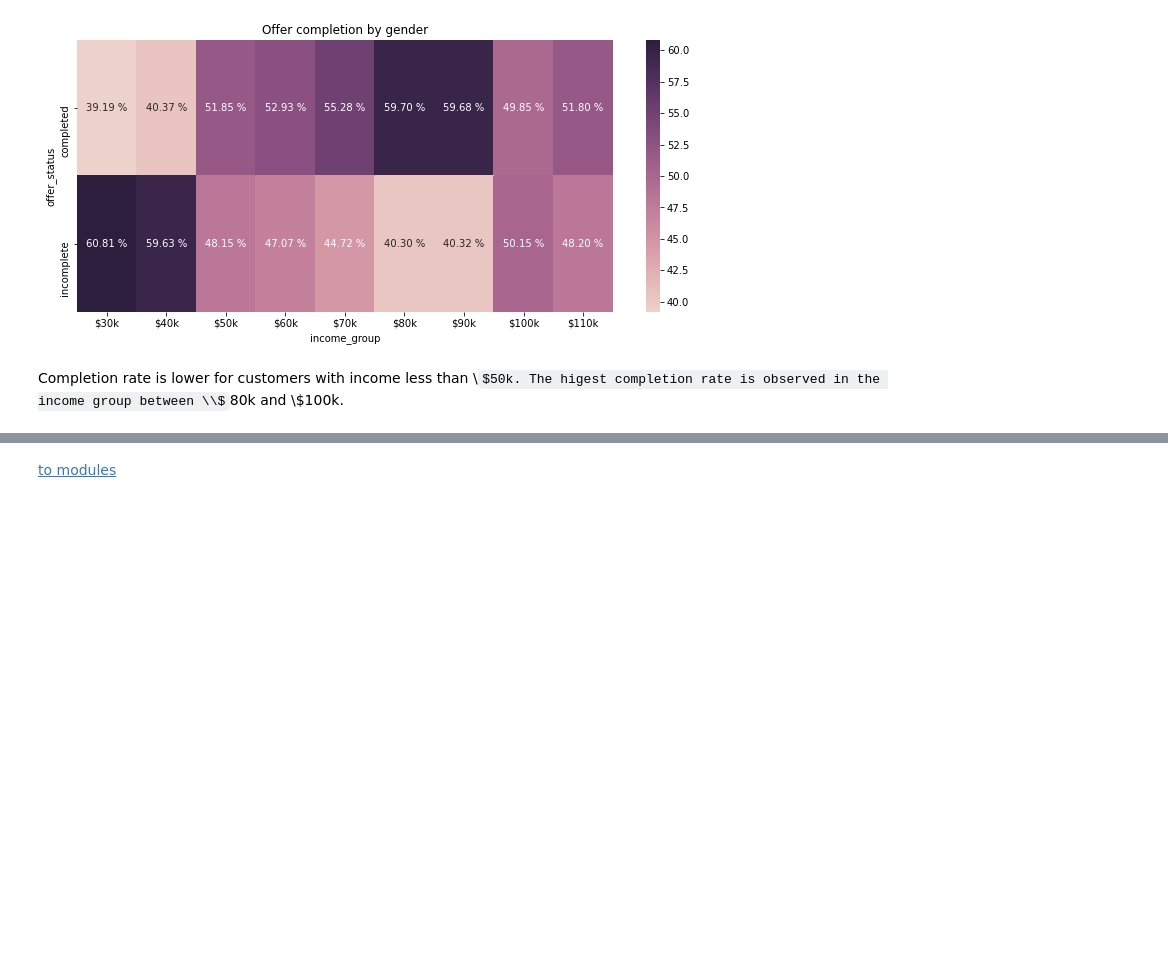
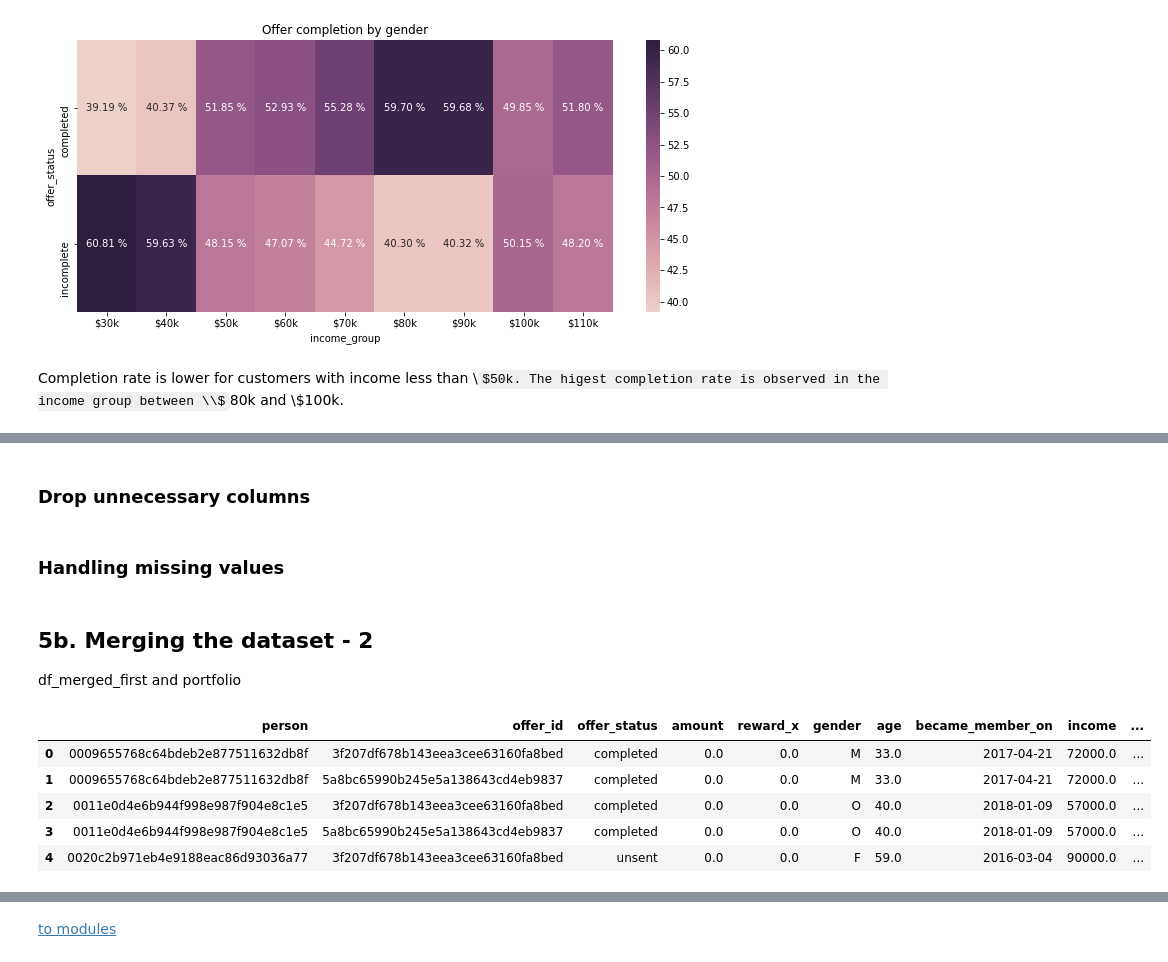
Before and after one commit to jasonsuk/ds-starbucks, a Jupyter notebook: Starbucks_Capstone_notebook.ipynb, the cells around one changed output, grey strips where cells are left out. Saved outputs shown, nothing was run; the diff lists cells and outputs as text; code cells hidden in the pictures; some formulas as TeX source; blank space fills up the shorter version.

```diff
--- a/Starbucks_Capstone_notebook.ipynb
+++ b/Starbucks_Capstone_notebook.ipynb
@@ -1389,0 +1449,3 @@ Completion rate is lower for customers with income less than \\$50k. The higest
+# %%
+df_merged_first = pd.merge(transcript_labeled, profile_cleaned, left_on='person', right_on='id', how='left')
+df_merged_first.head()
@@ -1389,0 +1492,13 @@ Completion rate is lower for customers with income less than \\$50k. The higest
+# %% [markdown]
+### Drop unnecessary columns
+# %%
+drop_cols = ['id', 'offer received', 'offer viewed', 'offer completed']
+df_merged_first.drop(columns=drop_cols, inplace=True)
+# %% [markdown]
+### Handling missing values
+# %%
+# Fill amount, reward columns with 0
+df_merged_first[['amount', 'reward']] = df_merged_first[['amount', 'reward']].apply(lambda x: x.fillna(0))
+# %%
+# Drop entries with no gender, age and income values
+df_merged_first.dropna(inplace=True)
@@ -1389,0 +1508,13 @@ Completion rate is lower for customers with income less than \\$50k. The higest
+# %% [markdown]
+## 5b. Merging the dataset - 2
+df_merged_first and portfolio
+# %%
+df_merged = pd.merge(df_merged_first, portfolio_cleaned, left_on='offer_id', right_on='id', how='left')
+df_merged.head()
+# %% [output]
+|  | person | offer_id | offer_status | amount | reward_x | gender | age | became_member_on | income | ... |
+| 0 | 0009655768c64bdeb2e877511632db8f | 3f207df678b143eea3cee63160fa8bed | completed | 0.0 | 0.0 | M | 33.0 | 2017-04-21 | 72000.0 | ... |
+| 1 | 0009655768c64bdeb2e877511632db8f | 5a8bc65990b245e5a138643cd4eb9837 | completed | 0.0 | 0.0 | M | 33.0 | 2017-04-21 | 72000.0 | ... |
+| 2 | 0011e0d4e6b944f998e987f904e8c1e5 | 3f207df678b143eea3cee63160fa8bed | completed | 0.0 | 0.0 | O | 40.0 | 2018-01-09 | 57000.0 | ... |
+| 3 | 0011e0d4e6b944f998e987f904e8c1e5 | 5a8bc65990b245e5a138643cd4eb9837 | completed | 0.0 | 0.0 | O | 40.0 | 2018-01-09 | 57000.0 | ... |
+| 4 | 0020c2b971eb4e9188eac86d93036a77 | 3f207df678b143eea3cee63160fa8bed | unsent | 0.0 | 0.0 | F | 59.0 | 2016-03-04 | 90000.0 | ... |
```
Also changed, not shown: parts of 64 cells of this notebook, 3 other files.
